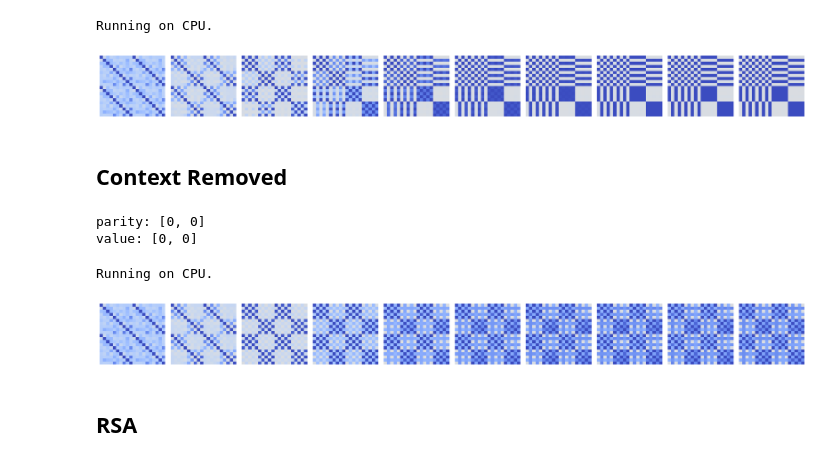
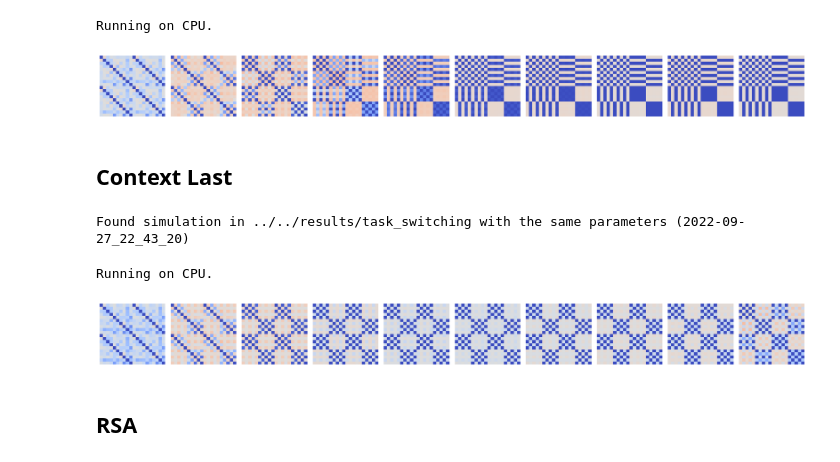
Before and after one commit to LofNaDI/neural-representations-multitasking, a Jupyter notebook: figures/figure03/figure03a_rsa_contexts.ipynb, the cells around one changed output. Drawn from its saved outputs; the diff is of its cells as text; code cells hidden in the pictures.

Commit message:
Update figure 3

```diff
--- a/figures/figure03/figure03a_rsa_contexts.ipynb
+++ b/figures/figure03/figure03a_rsa_contexts.ipynb
@@ -213,50 +213,43 @@ for i_seed, seed in tqdm(enumerate(seeds_task_swithing), total=num_runs):
 # %% [output]
 Running on CPU.
 # %%
-mean_sm_all = {}
+mean_rdm_all = {}
 num_layers = len(num_hidden)
 
 for layer in range(num_layers):
-    mean_sm_all[layer+1] = np.zeros((num_tasks * 10, num_tasks * 10))
-    for rdm in list_sm_task_switching_all:
-        mean_sm_all[layer+1] += rdm[layer+1]
-    mean_sm_all[layer+1] /= num_runs
+    mean_rdm_all[layer+1] = np.zeros((num_tasks * 10, num_tasks * 10))
+    for rdm in list_rdm_task_switching_all:
+        mean_rdm_all[layer+1] += rdm[layer+1]
+    mean_rdm_all[layer+1] /= num_runs
 
 fig, ax = plt.subplots(1, num_layers, figsize=(2 * num_layers, 2))
-plot_sm(ax, mean_sm_all, num_hidden)
+plot_rdm(ax, mean_rdm_all, num_hidden, cmap='coolwarm', vmin=0, vmax=2)
 fig.tight_layout()
 
-fig.savefig(path_figure_rdm_all)
-
+# fig.savefig(path_figure_rdm_all)
 
 plt.show()
 # %% [output]
-[figure, old version]
+[figure, new version]
 # %% [markdown]
-## Context Removed
+## Context Last
-# %%
-tasks_datasets = dataset.get_tasks_dict(tasks_names, root=path_data)
-
-task_switching_tasks = {}
-num_tasks = len(tasks_names)
-
-for i_context, task_name in enumerate(tasks_names):
-    task_switching_tasks[task_name] = {}
-    task_switching_tasks[task_name]['data'] = tasks_datasets[task_name]
-    task_switching_tasks[task_name]['activations'] = num_tasks * [0]
-    task_switching_tasks[task_name]['activations'][i_context] = 0  # To 0!
-
-for key, value in task_switching_tasks.items():
-    print(f'{key}: {value["activations"]}')
-# %% [output]
-parity: [0, 0]
-value: [0, 0]
+# %%
+idxs_contexts = [9]
+parameters['idxs_contexts'] = idxs_contexts
+
+data_folder = check_runs(path_model_task_switching, parameters)
+# %% [output]
+Found simulation in ../../results/task_switching with the same parameters (2022-09-27_22_43_20)
+# %%
+pickle_data = os.path.join(data_folder, 'data.pickle')
+with open(pickle_data, 'rb') as handle:
+    results_task_switching = pickle.load(handle)
 # %%
 device = get_device()
 criterion = nn.CrossEntropyLoss()
 
 seeds_task_swithing = sorted(list(results_task_switching.keys()))
-list_sm_task_switching_none = []
+list_rdm_task_switching_last = []
 
 for i_seed, seed in tqdm(enumerate(seeds_task_swithing), total=num_runs):
     state_dict = results_task_switching[seed]['model']
@@ -288,30 +281,30 @@ for i_seed, seed in tqdm(enumerate(seeds_task_swithing), total=num_runs):
                                             list_labels=numbers,
                                             tasks_names=tasks_names)
 
-    sm_dict = calculate_sm(mean_activations,
-                           tasks_names=tasks_names)
+    rdm_dict = calculate_rdm(mean_activations,
+                             tasks_names=tasks_names)
 
-    list_sm_task_switching_none.append(sm_dict)
+    list_rdm_task_switching_last.append(rdm_dict)
 # %% [output]
 Running on CPU.
 # %%
-mean_sm_none = {}
+mean_rdm_last = {}
 num_layers = len(num_hidden)
 
 for layer in range(num_layers):
-    mean_sm_none[layer+1] = np.zeros((num_tasks * 10, num_tasks * 10))
-    for rdm in list_sm_task_switching_none:
-        mean_sm_none[layer+1] += rdm[layer+1]
-    mean_sm_none[layer+1] /= num_runs
+    mean_rdm_last[layer+1] = np.zeros((num_tasks * 10, num_tasks * 10))
+    for rdm in list_rdm_task_switching_last:
+        mean_rdm_last[layer+1] += rdm[layer+1]
+    mean_rdm_last[layer+1] /= num_runs
 
 fig, ax = plt.subplots(1, num_layers, figsize=(2 * num_layers, 2))
-plot_sm(ax, mean_sm_none, num_hidden)
+plot_rdm(ax, mean_rdm_last, num_hidden, cmap='coolwarm', vmin=0, vmax=2)
 fig.tight_layout()
 
-fig.savefig(path_figure_rdm_removed)
+# fig.savefig(path_figure_rdm_last)
 
 plt.show()
 # %% [output]
-[figure, old version]
+[figure, new version]
 # %% [markdown]
 ## RSA
```
Also changed, not shown: parts of 9 cells of this notebook, 14 other files.
